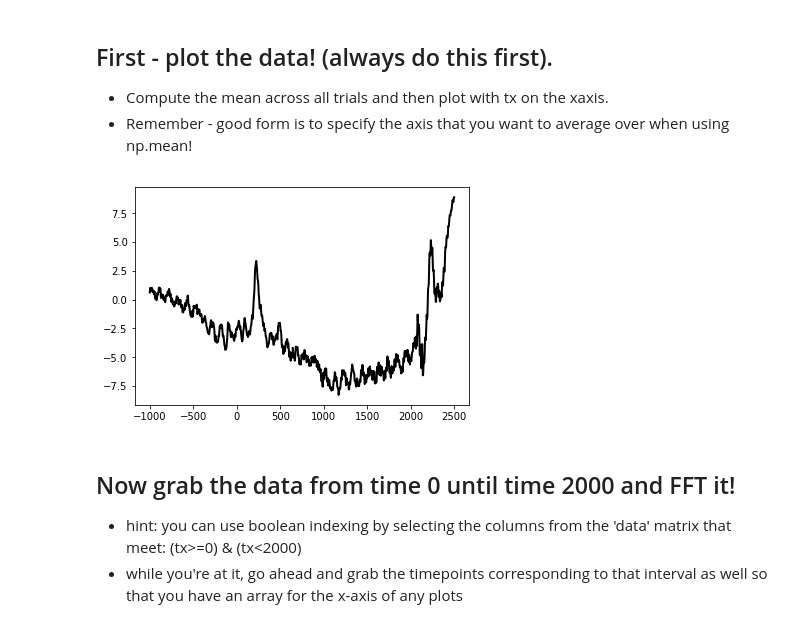
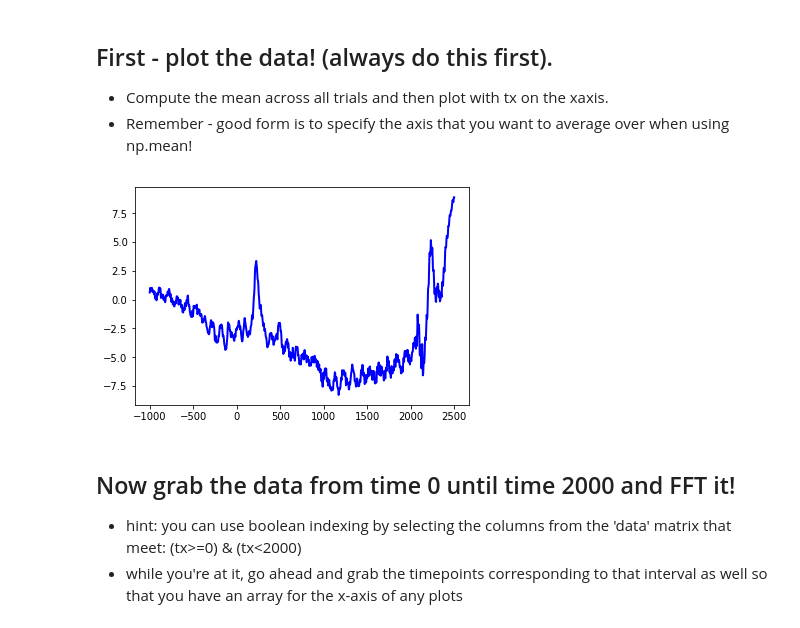
Before and after one commit to ChloeShields/PSYC-NEU-231, a Jupyter notebook: Tutorial021_Exercises_InClass.ipynb, the cells around one changed output. Drawn from its saved outputs; the diff is of its cells as text; code cells hidden in the pictures.

```diff
--- a/Tutorial021_Exercises_InClass.ipynb
+++ b/Tutorial021_Exercises_InClass.ipynb
@@ -48,12 +48,12 @@ Sample rate:  250
 # %%
 # Y axis = the data averaged across trials
 # X axis = time of each data acquisition
 
 mean_data = np.mean(data, axis=0)
-plt.plot(tx, mean_data, "k-", linewidth = 2)
+plt.plot(tx, mean_data, "k-", linewidth = 2, color = "b")
 plt.show()
 # %% [output]
-[figure, old version]
+[figure, new version]
 # %% [markdown]
 ## Now grab the data from time 0 until time 2000 and FFT it!
 * hint: you can use boolean indexing by selecting the columns from the 'data' matrix that meet: (tx>=0)  & (tx<2000)
```
Also changed, not shown: parts of 2 cells of this notebook.
